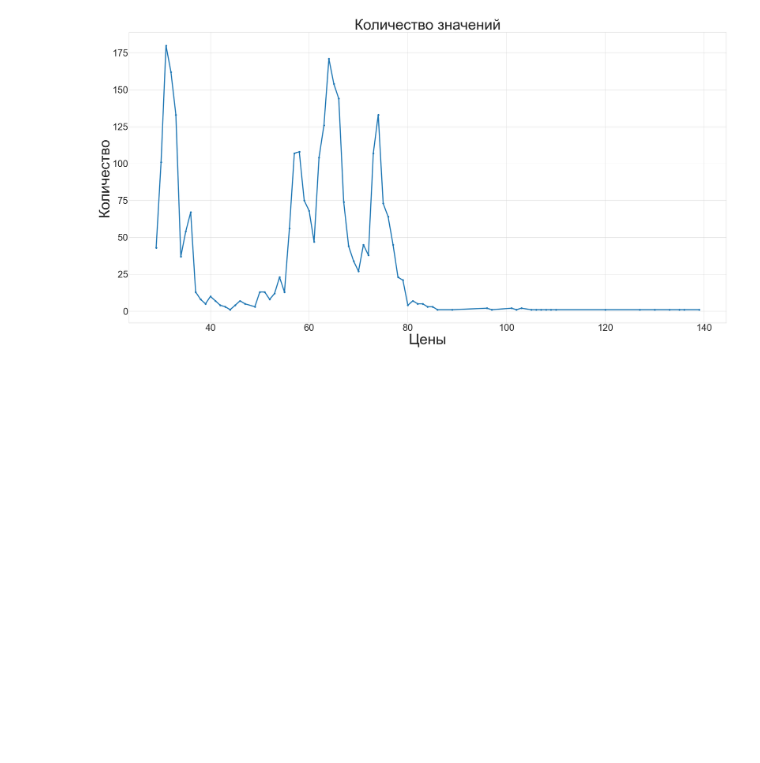
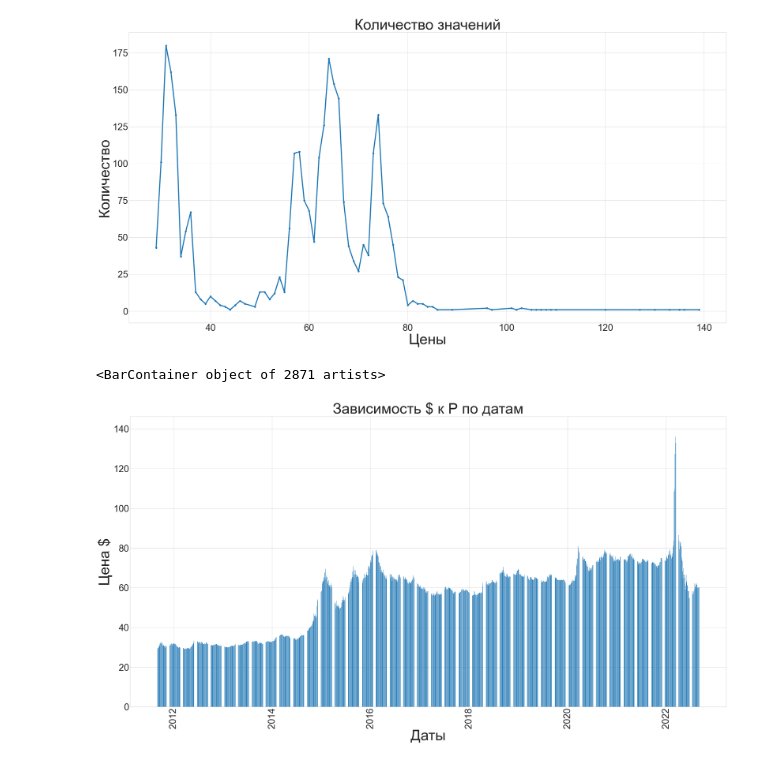
Before and after one commit to TimmmofeyD/lessons, a Jupyter notebook: практика/введение в проф деят/grath$.ipynb, the cells around one changed output. Cells and saved outputs as stored; diff of their text form; code cells hidden in the pictures; blank space fills up the shorter version.

```diff
--- a/практика/введение в проф деят/graph$.ipynb
+++ b/практика/введение в проф деят/grath$.ipynb
@@ -238,3 +239,17 @@ plt.plot(x, y, marker = 'o', linewidth = 4)
 # %% [output]
 [<matplotlib.lines.Line2D at 0x...>]
 [figure]
+# %%
+
+y = data['Open']
+x = data['Date']
+plt.figure(figsize=(40, 20))
+plt.title('Зависимость $ к Р по датам', size = 55)
+plt.ylabel('Цена $', size = 55)
+plt.xlabel('Даты', size = 55)
+plt.xticks(rotation=90)
+plt.tick_params(labelsize=35)
+plt.bar(x, y)
+# %% [output]
+<BarContainer object of 2871 artists>
+[figure, added]
```
Also changed, not shown: parts of 3 cells of this notebook, 5 other files.
